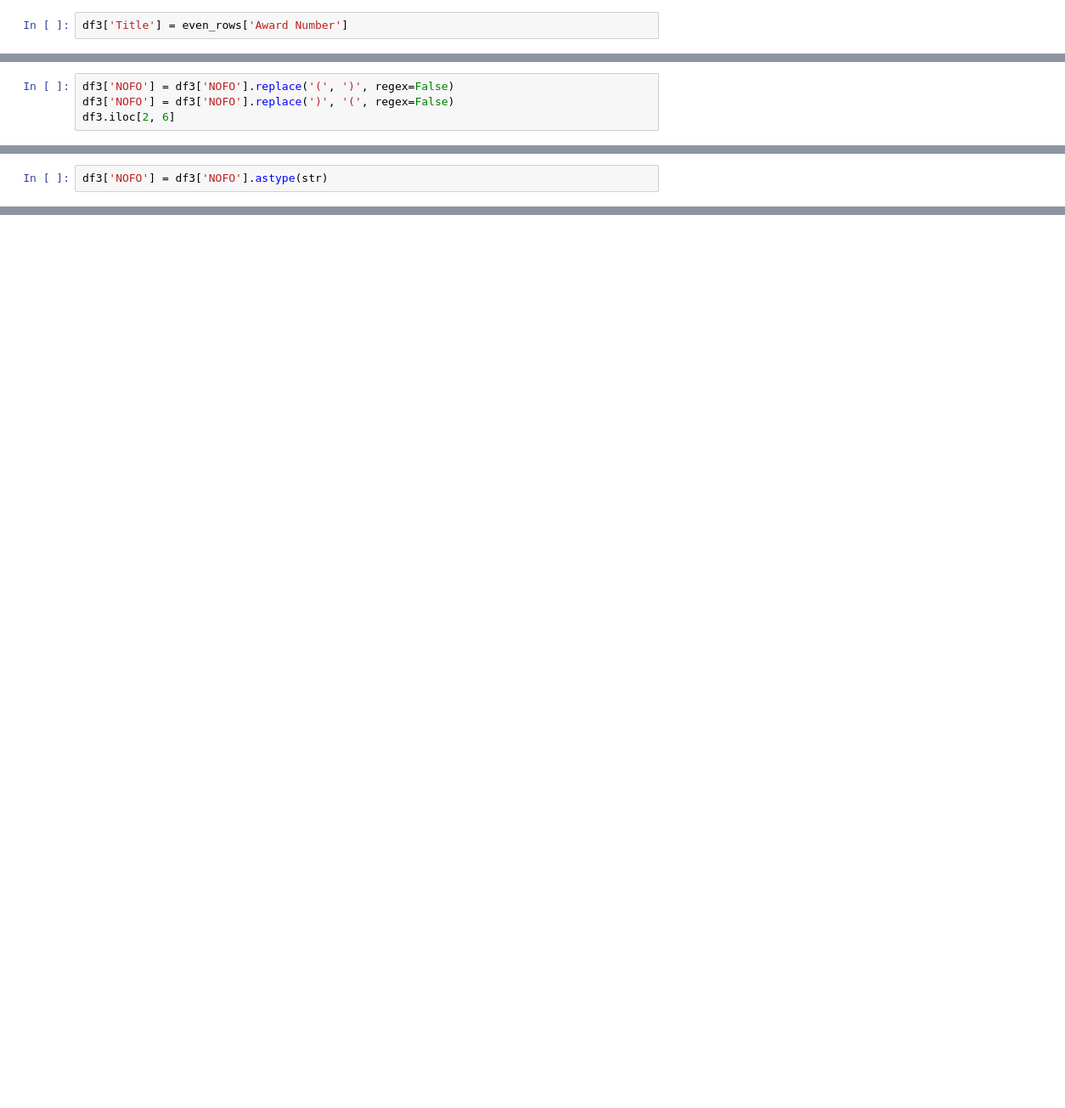
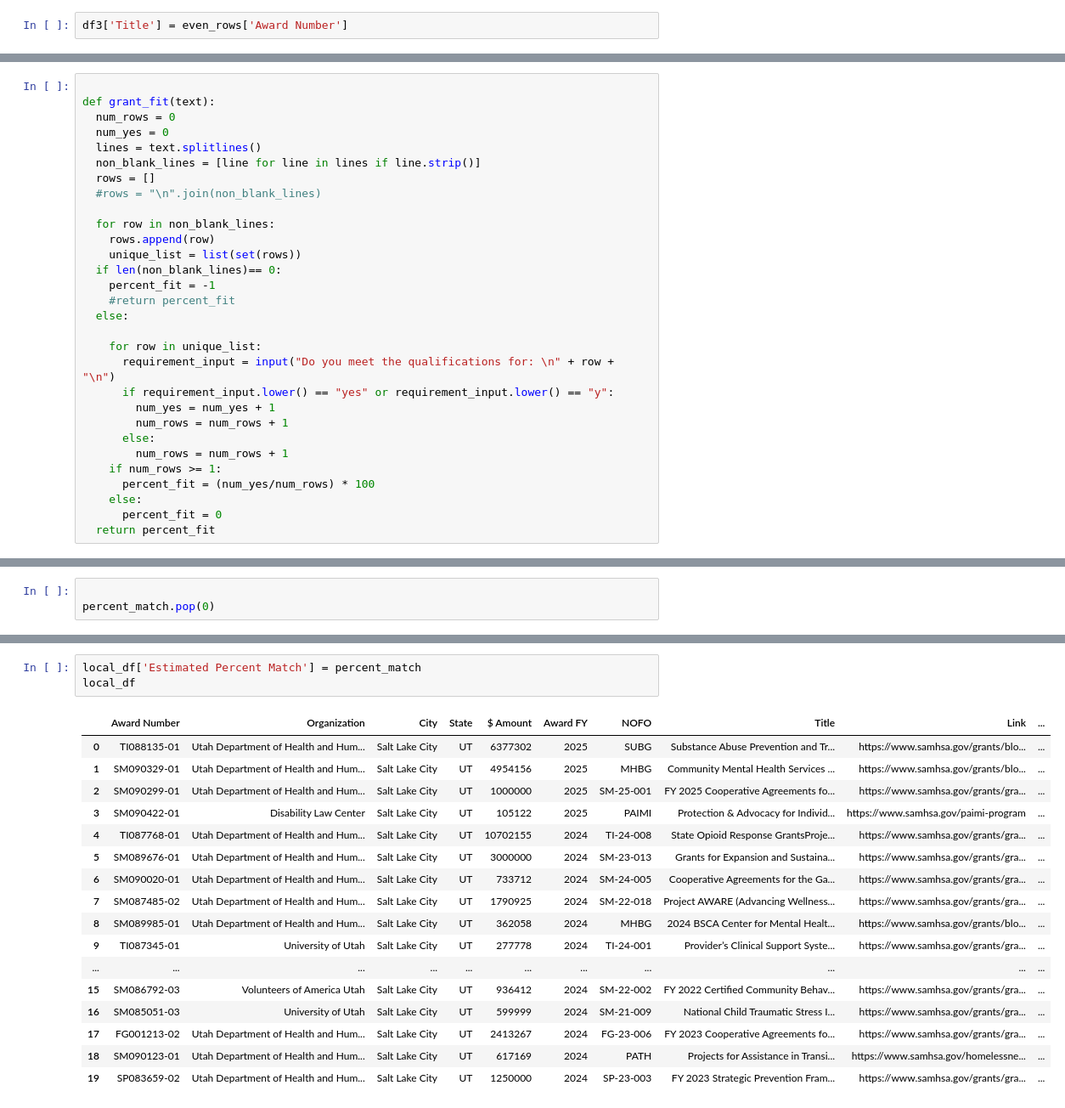
Before and after one commit to jvance7-ut/Portfolio, a Jupyter notebook: webGrantScraper.ipynb, the cells around one changed output, grey strips where cells are left out. Shown at 85% size. Drawn from its saved outputs; the diff is of its cells as text; blank space fills up the shorter version.

```diff
--- a/webGrantScraper.ipynb
+++ b/webGrantScraper.ipynb
@@ -206,7 +207,3 @@ df3
 | 22 | FG001213-02 | Utah Department of Health and Hum... | Salt Lake City | UT | $2,413,267 | 2024 | (FG-23-006, /grants/grant-announc... | Title: FY 2023 Cooperative Agreem... |
 | 23 | SM090123-01 | Utah Department of Health and Hum... | Salt Lake City | UT | $617,169 | 2024 | (PATH, /homelessness-programs-res... | Title: Projects for Assistance in... |
 | 24 | SP083659-02 | Utah Department of Health and Hum... | Salt Lake City | UT | $1,250,000 | 2024 | (SP-23-003, /grants/grant-announc... | Title: FY 2023 Strategic Preventi... |
-# %%
-df3['NOFO'] = df3['NOFO'].replace('(', ')', regex=False)
-df3['NOFO'] = df3['NOFO'].replace(')', '(', regex=False)
-df3.iloc[2, 6]
@@ -228,5 +210,3 @@ dtype: object
-# %%
-df3['NOFO'] = df3['NOFO'].astype(str)
 # %%
 df3[['NOFO', 'Link']] = df3['NOFO'].str.split(', ', expand=True)
 df3
@@ -316,0 +347,30 @@ local_df
+# %%
+
+def grant_fit(text):
+  num_rows = 0
+  num_yes = 0
+  lines = text.splitlines()
+  non_blank_lines = [line for line in lines if line.strip()]
+  rows = []
+  #rows = "\n".join(non_blank_lines)
+
+  for row in non_blank_lines:
+    rows.append(row)
+    unique_list = list(set(rows))
+  if len(non_blank_lines)== 0:
+    percent_fit = -1
+    #return percent_fit
+  else:
+
+    for row in unique_list:
+      requirement_input = input("Do you meet the qualifications for: \n" + row + "\n")
+      if requirement_input.lower() == "yes" or requirement_input.lower() == "y":
+        num_yes = num_yes + 1
+        num_rows = num_rows + 1
+      else:
+        num_rows = num_rows + 1
+    if num_rows >= 1:
+      percent_fit = (num_yes/num_rows) * 100
+    else:
+      percent_fit = 0
+  return percent_fit
@@ -316,0 +470,3 @@ local_df
+# %%
+
+percent_match.pop(0)
@@ -316,0 +475,21 @@ local_df
+# %%
+local_df['Estimated Percent Match'] = percent_match
+local_df
+# %% [output]
+|  | Award Number | Organization | City | State | $ Amount | Award FY | NOFO | Title | Link | ... |
+| 0 | TI088135-01 | Utah Department of Health and Hum... | Salt Lake City | UT | 6377302 | 2025 | SUBG | Substance Abuse Prevention and Tr... | https://www.samhsa.gov/grants/blo... | ... |
+| 1 | SM090329-01 | Utah Department of Health and Hum... | Salt Lake City | UT | 4954156 | 2025 | MHBG | Community Mental Health Services ... | https://www.samhsa.gov/grants/blo... | ... |
+| 2 | SM090299-01 | Utah Department of Health and Hum... | Salt Lake City | UT | 1000000 | 2025 | SM-25-001 | FY 2025 Cooperative Agreements fo... | https://www.samhsa.gov/grants/gra... | ... |
+| 3 | SM090422-01 | Disability Law Center | Salt Lake City | UT | 105122 | 2025 | PAIMI | Protection & Advocacy for Individ... | https://www.samhsa.gov/paimi-program | ... |
+| 4 | TI087768-01 | Utah Department of Health and Hum... | Salt Lake City | UT | 10702155 | 2024 | TI-24-008 | State Opioid Response GrantsProje... | https://www.samhsa.gov/grants/gra... | ... |
+| 5 | SM089676-01 | Utah Department of Health and Hum... | Salt Lake City | UT | 3000000 | 2024 | SM-23-013 | Grants for Expansion and Sustaina... | https://www.samhsa.gov/grants/gra... | ... |
+| 6 | SM090020-01 | Utah Department of Health and Hum... | Salt Lake City | UT | 733712 | 2024 | SM-24-005 | Cooperative Agreements for the Ga... | https://www.samhsa.gov/grants/gra... | ... |
+| 7 | SM087485-02 | Utah Department of Health and Hum... | Salt Lake City | UT | 1790925 | 2024 | SM-22-018 | Project AWARE (Advancing Wellness... | https://www.samhsa.gov/grants/gra... | ... |
+| 8 | SM089985-01 | Utah Department of Health and Hum... | Salt Lake City | UT | 362058 | 2024 | MHBG | 2024 BSCA Center for Mental Healt... | https://www.samhsa.gov/grants/blo... | ... |
+| 9 | TI087345-01 | University of Utah | Salt Lake City | UT | 277778 | 2024 | TI-24-001 | Provider’s Clinical Support Syste... | https://www.samhsa.gov/grants/gra... | ... |
+| ... | ... | ... | ... | ... | ... | ... | ... | ... | ... | ... |
+| 15 | SM086792-03 | Volunteers of America Utah | Salt Lake City | UT | 936412 | 2024 | SM-22-002 | FY 2022 Certified Community Behav... | https://www.samhsa.gov/grants/gra... | ... |
+| 16 | SM085051-03 | University of Utah | Salt Lake City | UT | 599999 | 2024 | SM-21-009 | National Child Traumatic Stress I... | https://www.samhsa.gov/grants/gra... | ... |
+| 17 | FG001213-02 | Utah Department of Health and Hum... | Salt Lake City | UT | 2413267 | 2024 | FG-23-006 | FY 2023 Cooperative Agreements fo... | https://www.samhsa.gov/grants/gra... | ... |
+| 18 | SM090123-01 | Utah Department of Health and Hum... | Salt Lake City | UT | 617169 | 2024 | PATH | Projects for Assistance in Transi... | https://www.samhsa.gov/homelessne... | ... |
+| 19 | SP083659-02 | Utah Department of Health and Hum... | Salt Lake City | UT | 1250000 | 2024 | SP-23-003 | FY 2023 Strategic Prevention Fram... | https://www.samhsa.gov/grants/gra... | ... |
```
Also changed, not shown: parts of 8 cells of this notebook.
